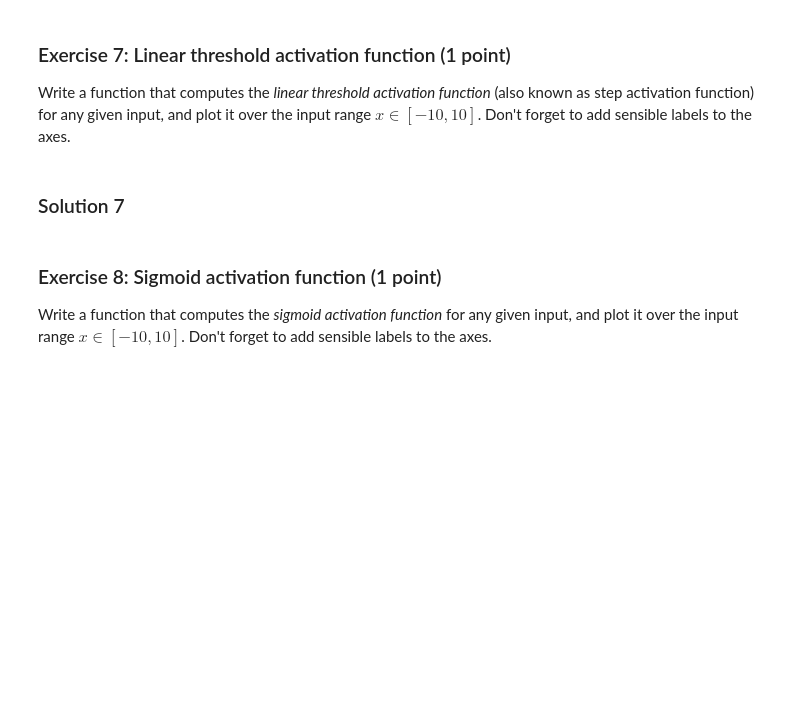
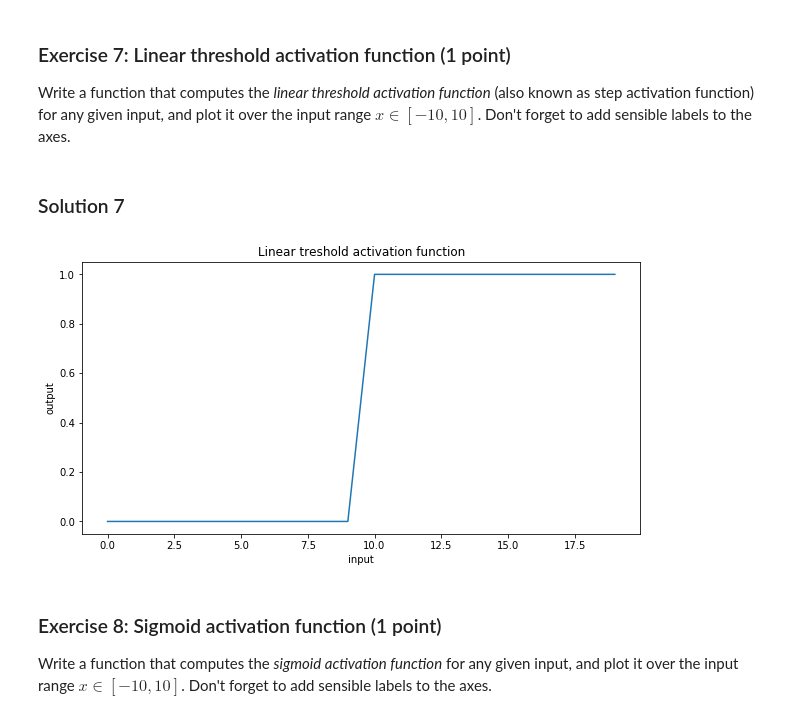
Before and after one commit to njittam/neural-networks-asignments, a Jupyter notebook: Chapter_01_introduction.ipynb, the cells around one changed output. Cells and saved outputs as stored; diff of their text form; code cells hidden in the pictures; blank space fills up the shorter version.

```diff
--- a/Chapter_01_introduction.ipynb
+++ b/Chapter_01_introduction.ipynb
@@ -128,3 +178,26 @@ Write a function that computes the *linear threshold activation function* (also
+# %%
+# Linear threshold activation function:
+
+
+def LinearTreshold(x,theta):
+    if x >= theta:
+        return 1
+    else:
+        return 0
+# %%
+output=[]
+for x in range(-10,10):
+    out=LinearTreshold(x,0)
+    output.append(out)
+# %%
+plt.figure(figsize=(10,5))
+plt.plot(output)
+plt.xlabel("input")
+plt.ylabel("output")
+plt.title("Linear treshold activation function")
+plt.show()
+# %% [output]
+[figure, added]
 # %% [markdown]
 ### Exercise 8: Sigmoid activation function (1 point)
 Write a function that computes the *sigmoid activation function* for any given input, and plot it over the input range $x \in [-10,10]$. Don't forget to add sensible labels to the axes.
```
Also changed, not shown: parts of 19 cells of this notebook.
